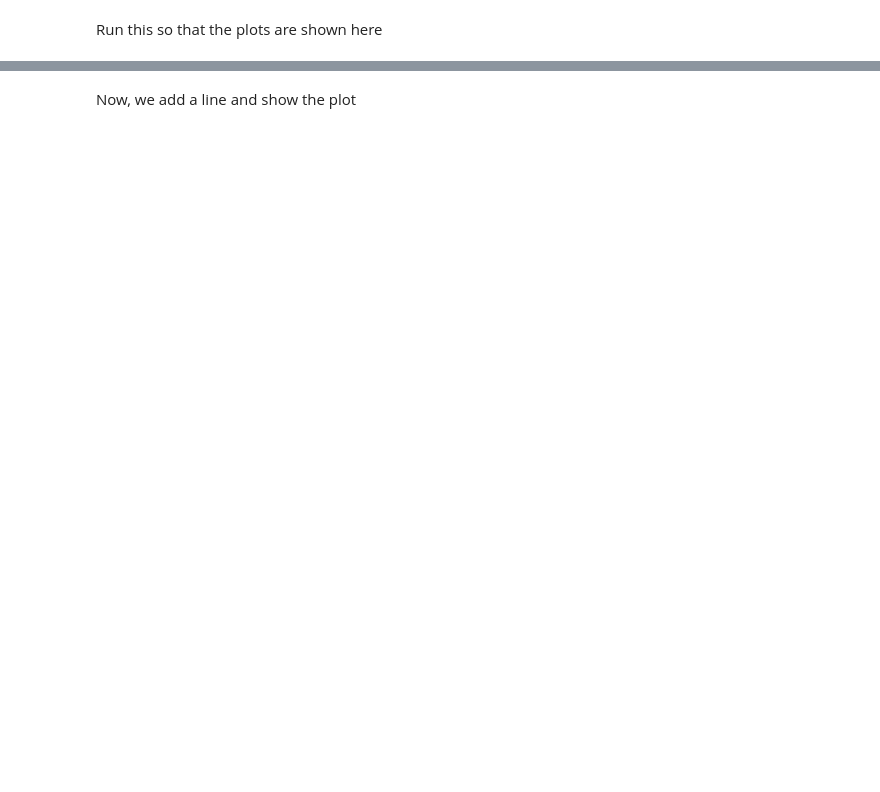
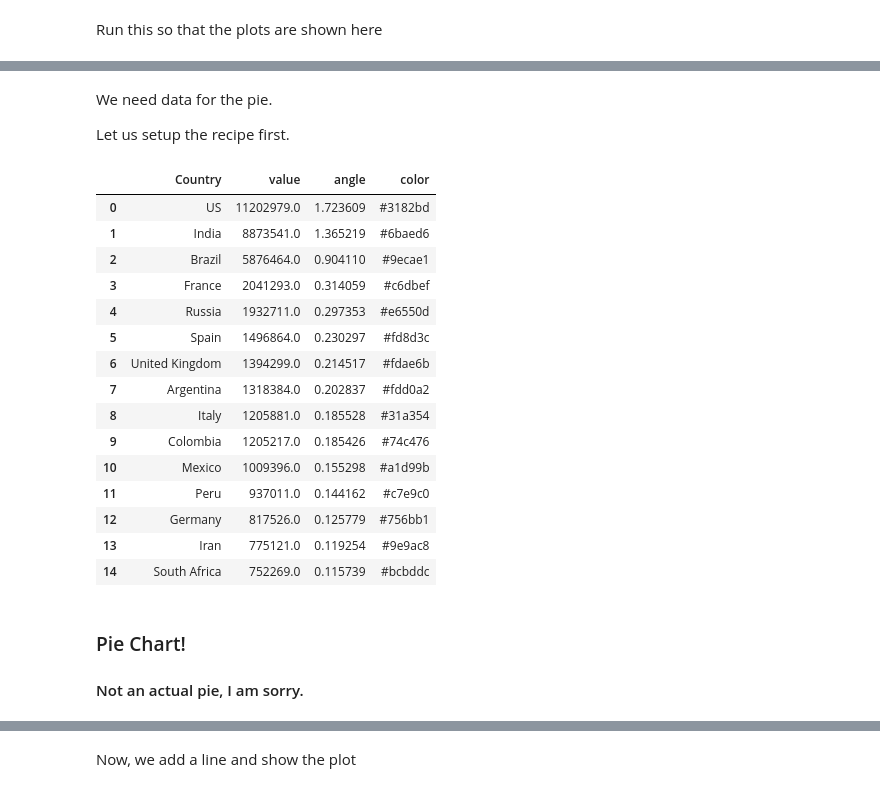
Before and after one commit to vohcolab/PandaViz-Workshop, a Jupyter notebook: Beatnik Use case/Learning Bokeh-01.ipynb, the cells around one changed output, grey strips where cells are left out. Cells and saved outputs as stored; diff of their text form; code cells hidden in the pictures; blank space fills up the shorter version.

```diff
--- a/Beatnik Use case/Learning Bokeh-01.ipynb
+++ b/Beatnik Use case/Learning Bokeh-01.ipynb
@@ -16 +20,3 @@ Figure is one of the basic foundations of Bokeh.
+# %%
+cumusum = df.groupby("Country").sum()
 # %%
@@ -34,0 +41,35 @@ fig = figure(title = "My first plot!",width=400,height=400)
+# %%
+n = 15
+# %%
+n_largest = cumusum["confirmed_cases"].nlargest(n)
+# %% [markdown]
+We need data for the pie.
+
+Let us setup the recipe first.
+# %%
+data = pd.Series(n_largest).reset_index(name='value').rename(columns={'index':'Country'})
+data['angle'] = data['value']/data['value'].sum() * 2*pi
+data['color'] = Category20c[n]
+# %%
+data
+# %% [output]
+|  | Country | value | angle | color |
+| 0 | US | 11202979.0 | 1.723609 | #3182bd |
+| 1 | India | 8873541.0 | 1.365219 | #6baed6 |
+| 2 | Brazil | 5876464.0 | 0.904110 | #9ecae1 |
+| 3 | France | 2041293.0 | 0.314059 | #c6dbef |
+| 4 | Russia | 1932711.0 | 0.297353 | #e6550d |
+| 5 | Spain | 1496864.0 | 0.230297 | #fd8d3c |
+| 6 | United Kingdom | 1394299.0 | 0.214517 | #fdae6b |
+| 7 | Argentina | 1318384.0 | 0.202837 | #fdd0a2 |
+| 8 | Italy | 1205881.0 | 0.185528 | #31a354 |
+| 9 | Colombia | 1205217.0 | 0.185426 | #74c476 |
+| 10 | Mexico | 1009396.0 | 0.155298 | #a1d99b |
+| 11 | Peru | 937011.0 | 0.144162 | #c7e9c0 |
+| 12 | Germany | 817526.0 | 0.125779 | #756bb1 |
+| 13 | Iran | 775121.0 | 0.119254 | #9e9ac8 |
+| 14 | South Africa | 752269.0 | 0.115739 | #bcbddc |
+# %% [markdown]
+### Pie Chart!
+
+#### Not an actual pie, I am sorry.
```
Also changed, not shown: parts of 57 cells of this notebook, 3 other files.
